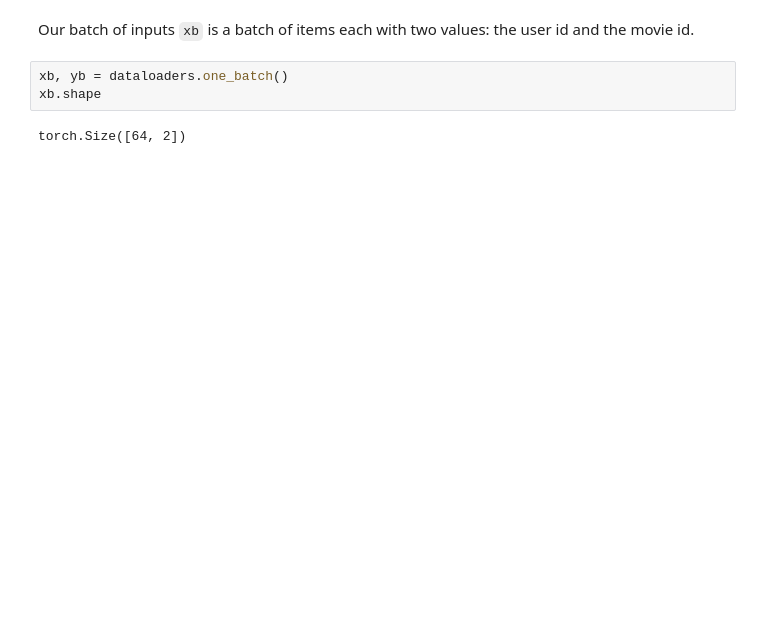
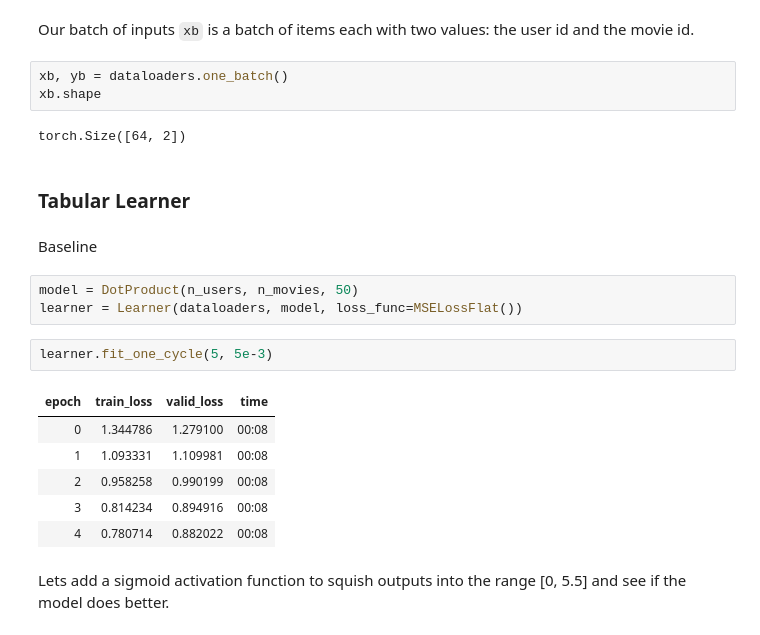
Before and after one commit to dqna64/fastbook-experimental, a Jupyter notebook: 08-1.ipynb, the cells around one changed output. Saved outputs shown, nothing was run; the diff lists cells and outputs as text; blank space fills up the shorter version.

```diff
--- a/08-1.ipynb
+++ b/08-1.ipynb
@@ -124,3 +128,21 @@ xb, yb = dataloaders.one_batch()
 xb.shape
 # %% [output]
 torch.Size([64, 2])
+# %% [markdown]
+### Tabular Learner
+# %% [markdown]
+Baseline
+# %%
+model = DotProduct(n_users, n_movies, 50)
+learner = Learner(dataloaders, model, loss_func=MSELossFlat())
+# %%
+learner.fit_one_cycle(5, 5e-3)
+# %% [output]
+| epoch | train_loss | valid_loss | time |
+| 0 | 1.344786 | 1.279100 | 00:08 |
+| 1 | 1.093331 | 1.109981 | 00:08 |
+| 2 | 0.958258 | 0.990199 | 00:08 |
+| 3 | 0.814234 | 0.894916 | 00:08 |
+| 4 | 0.780714 | 0.882022 | 00:08 |
+# %% [markdown]
+Lets add a sigmoid activation function to squish outputs into the range [0, 5.5] and see if the model does better.
```
Also changed, not shown: parts of 25 cells of this notebook.
